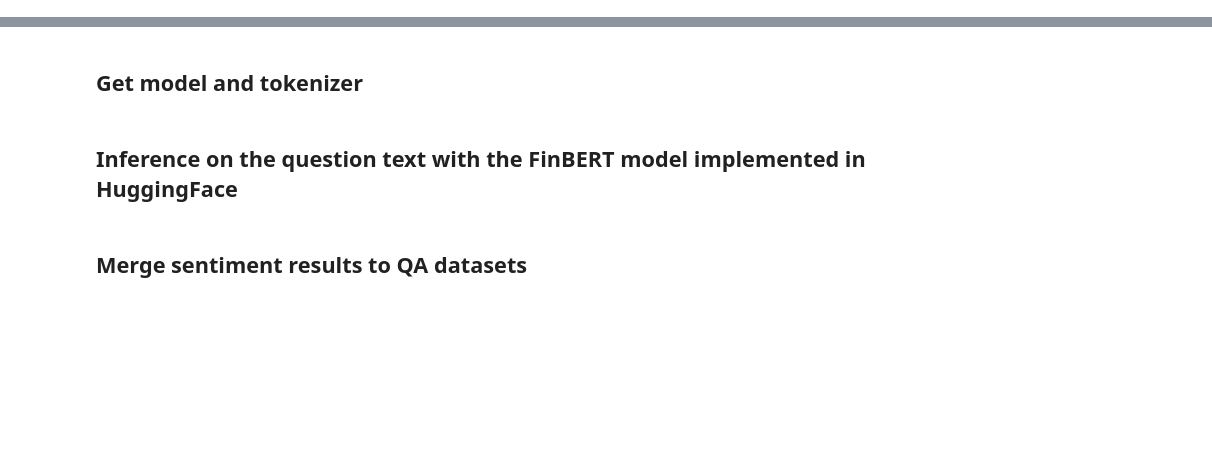
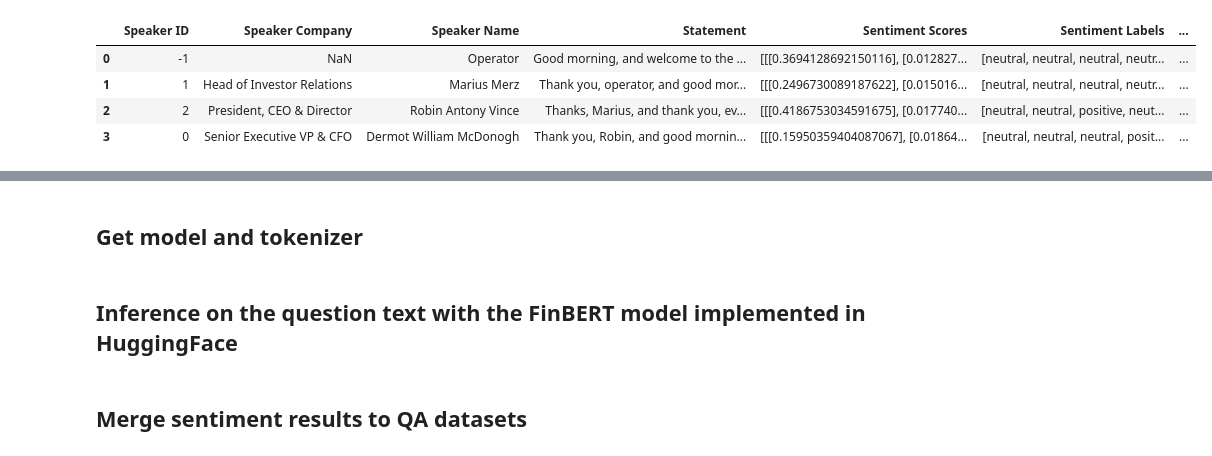
Before and after one commit to CMU-MSAII-BNY-AIHUB/IRGraph, a Jupyter notebook: sentiment-analysis/sentiment_visualizations.ipynb, the cells around one changed output, grey strips where cells are left out. Saved outputs shown, nothing was run; the diff lists cells and outputs as text; code cells hidden in the pictures; blank space fills up the shorter version.

```diff
--- a/qa_sentiment_analysis/BKGraph_Sentiment_Analysis.ipynb
+++ b/sentiment-analysis/sentiment_visualizations.ipynb
@@ -20,0 +23,8 @@ import matplotlib.pyplot as plt
+# %%
+display(pres_sentiment_df.head())
+# %% [output]
+|  | Speaker ID | Speaker Company | Speaker Name | Statement | Sentiment Scores | Sentiment Labels | ... |
+| 0 | -1 | NaN | Operator | Good morning, and welcome to the ... | [[[0.3694128692150116], [0.012827... | [neutral, neutral, neutral, neutr... | ... |
+| 1 | 1 | Head of Investor Relations | Marius Merz | Thank you, operator, and good mor... | [[[0.2496730089187622], [0.015016... | [neutral, neutral, neutral, neutr... | ... |
+| 2 | 2 | President, CEO & Director | Robin Antony Vince | Thanks, Marius, and thank you, ev... | [[[0.4186753034591675], [0.017740... | [neutral, neutral, positive, neut... | ... |
+| 3 | 0 | Senior Executive VP & CFO | Dermot William McDonogh | Thank you, Robin, and good mornin... | [[[0.15950359404087067], [0.01864... | [neutral, neutral, neutral, posit... | ... |
```
Also changed, not shown: parts of 14 cells of this notebook, 13 other files.
